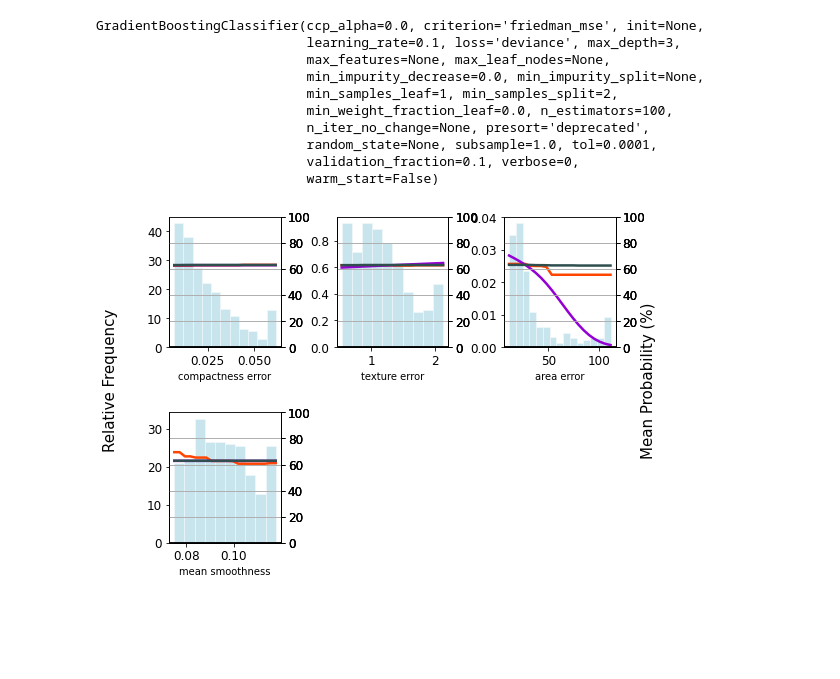
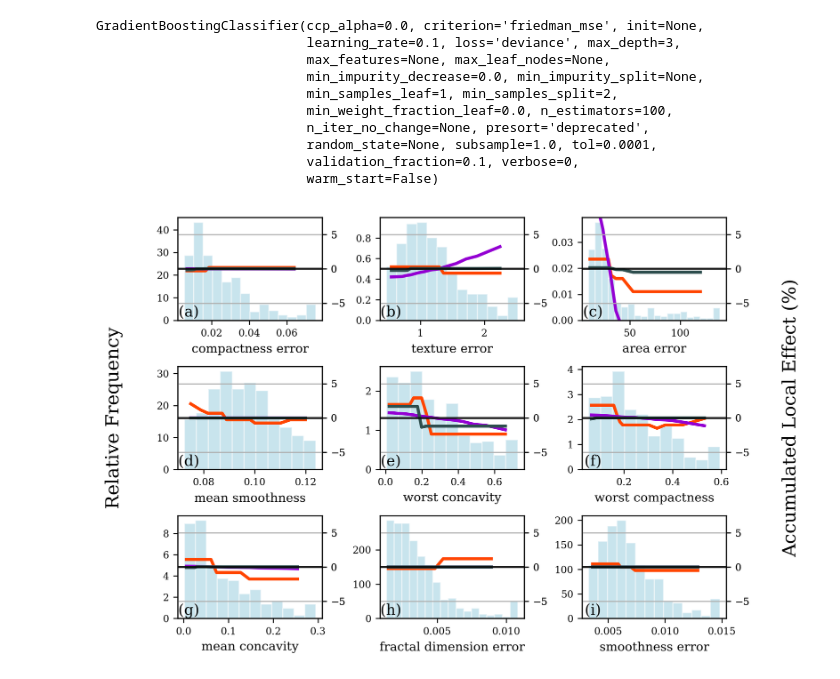
Before and after one commit to monte-flora/scikit-explain, a Jupyter notebook: interpretation_curves.ipynb, the cells around one changed output. Drawn from its saved outputs; the diff is of its cells as text; code cells hidden in the pictures; blank space fills up the shorter version.

```diff
--- a/interpretation_curves.ipynb
+++ b/interpretation_curves.ipynb
@@ -51,7 +51,8 @@ GradientBoostingClassifier(ccp_alpha=0.0, criterion='friedman_mse', init=None,
 c_plt = ClarifierPlot(models={'RandomForest': rf, 'LogisticRegression': lr, 'GradientBoosted': gb},
                       examples=X_train, targets=y_train, feature_names=feature_names)
 # %%
-important_vars = ['compactness error', 'texture error', 'area error', 'mean smoothness']
-fig, axes = c_plt.plot_pdp(important_vars)
+important_vars = ['compactness error', 'texture error', 'area error', 'mean smoothness', 'worst concavity', 'worst compactness',
+                  'mean concavity', 'fractal dimension error', 'smoothness error']
+fig, axes = c_plt.plot_ale(important_vars)
 # %% [output]
-[figure, old version]
+[figure, new version]
```
Also changed, not shown: parts of 1 cell of this notebook, 1 other file.
